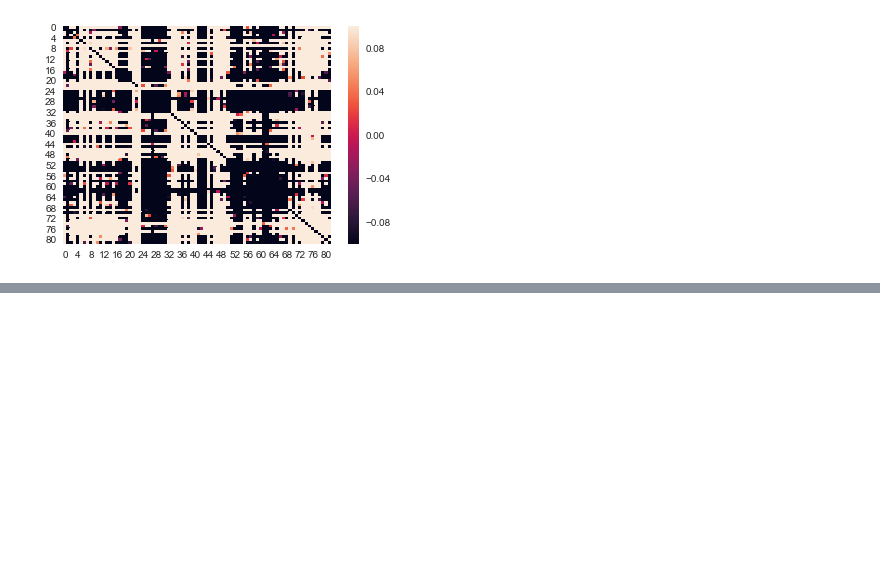
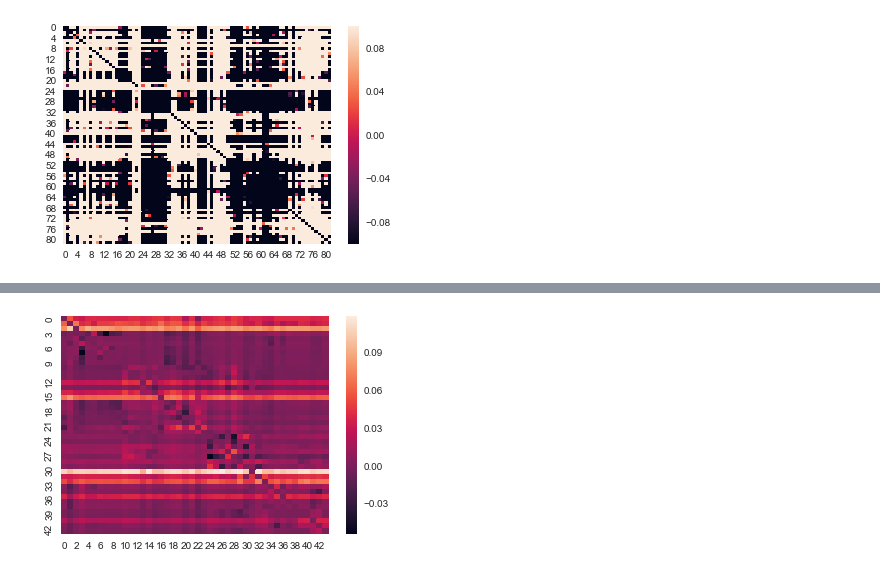
Before and after one commit to jbremz/human_mob, a Jupyter notebook: Notebooks/Ilaria's Log/Week 14.ipynb, the cells around one changed output, grey strips where cells are left out. Cells and saved outputs as stored; diff of their text form; code cells hidden in the pictures; blank space fills up the shorter version.

```diff
--- a/Notebooks/Ilaria's Log/Week 14.ipynb
+++ b/Notebooks/Ilaria's Log/Week 14.ipynb
@@ -77,2 +132,5 @@ plt.show()
 # %%
-matrix_df = pandas.DataFrame(eps_scale.gravity_ODM(lon_df, 5000, 2))
+sns.heatmap(eps_scale.epsilon(lon_df, 5000, 2))
+plt.show()
+# %% [output]
+[figure, added]
```
Also changed, not shown: parts of 14 cells of this notebook, 4 other files.
